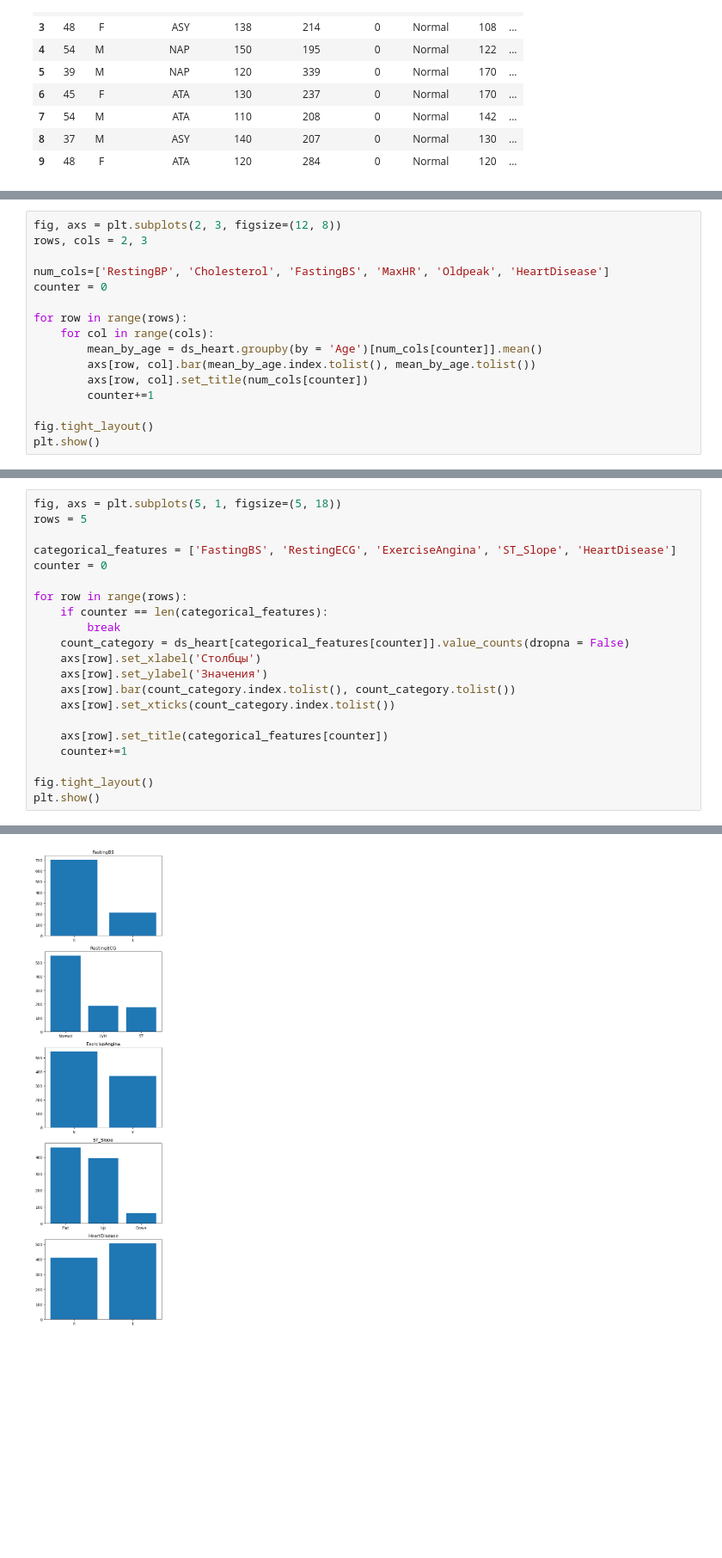
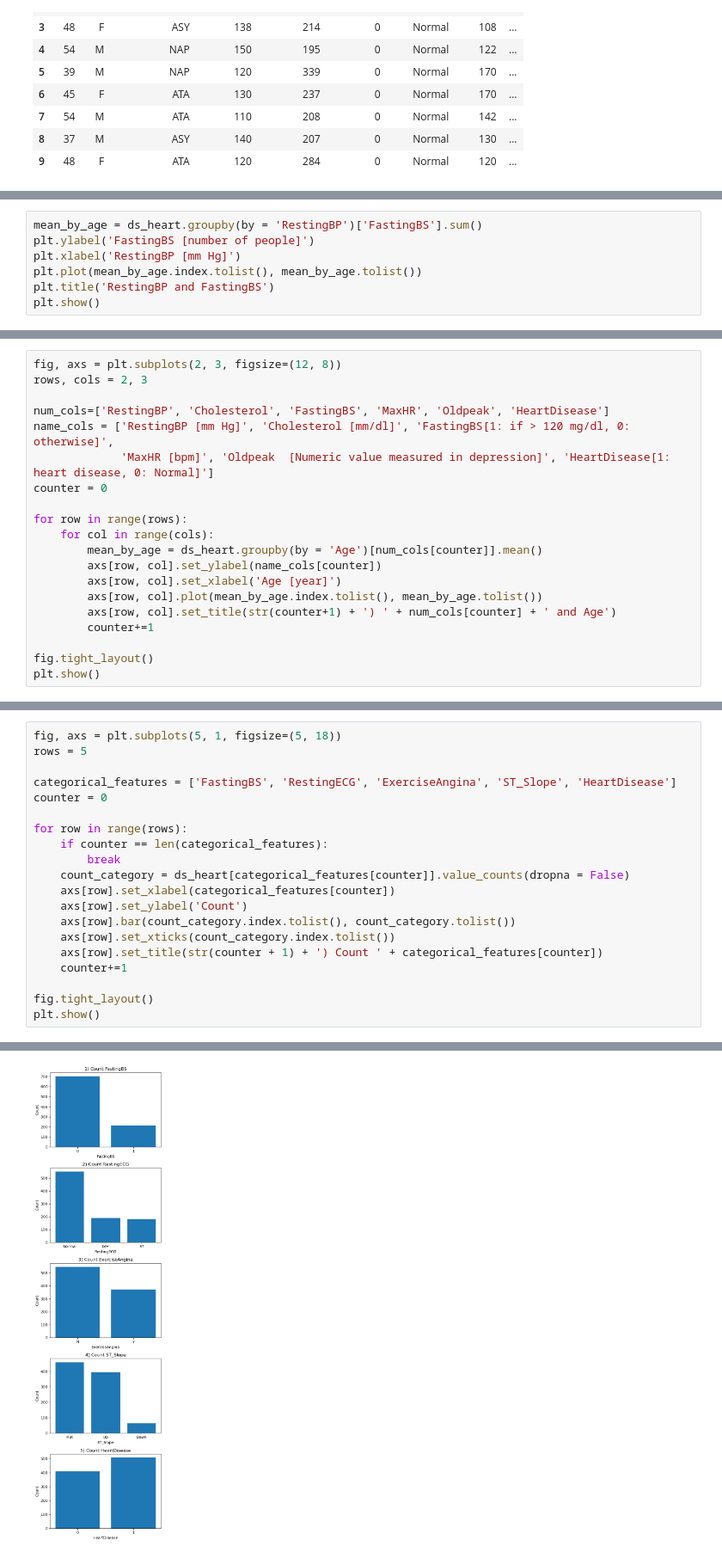
Before and after one commit to ArinaFedotova/APL.lab2, a Jupyter notebook: lab2.ipynb, the cells around one changed output, grey strips where cells are left out. Shown at 86% size. Saved outputs shown, nothing was run; the diff lists cells and outputs as text; blank space fills up the shorter version.

```diff
--- a/lab2.ipynb
+++ b/lab2.ipynb
@@ -276,0 +283,7 @@ Name: count, dtype: int64
+# %%
+mean_by_age = ds_heart.groupby(by = 'RestingBP')['FastingBS'].sum()
+plt.ylabel('FastingBS [number of people]')
+plt.xlabel('RestingBP [mm Hg]')
+plt.plot(mean_by_age.index.tolist(), mean_by_age.tolist())
+plt.title('RestingBP and FastingBS')
+plt.show()
@@ -279,13 +294,17 @@ fig, axs = plt.subplots(2, 3, figsize=(12, 8))
 rows, cols = 2, 3
 
 num_cols=['RestingBP', 'Cholesterol', 'FastingBS', 'MaxHR', 'Oldpeak', 'HeartDisease']
+name_cols = ['RestingBP [mm Hg]', 'Cholesterol [mm/dl]', 'FastingBS[1: if > 120 mg/dl, 0: otherwise]',
+             'MaxHR [bpm]', 'Oldpeak  [Numeric value measured in depression]', 'HeartDisease[1: heart disease, 0: Normal]']
 counter = 0
 
 for row in range(rows):
     for col in range(cols):
         mean_by_age = ds_heart.groupby(by = 'Age')[num_cols[counter]].mean()
-        axs[row, col].bar(mean_by_age.index.tolist(), mean_by_age.tolist())
-        axs[row, col].set_title(num_cols[counter])
+        axs[row, col].set_ylabel(name_cols[counter])
+        axs[row, col].set_xlabel('Age [year]')
+        axs[row, col].plot(mean_by_age.index.tolist(), mean_by_age.tolist())
+        axs[row, col].set_title(str(counter+1) + ') ' + num_cols[counter] + ' and Age')
         counter+=1
 
 fig.tight_layout()
@@ -317,12 +345,11 @@ for row in range(rows):
     if counter == len(categorical_features):
         break
     count_category = ds_heart[categorical_features[counter]].value_counts(dropna = False)
-    axs[row].set_xlabel('Столбцы')
-    axs[row].set_ylabel('Значения')
+    axs[row].set_xlabel(categorical_features[counter])
+    axs[row].set_ylabel('Count')
     axs[row].bar(count_category.index.tolist(), count_category.tolist())
     axs[row].set_xticks(count_category.index.tolist())
-
-    axs[row].set_title(categorical_features[counter])
+    axs[row].set_title(str(counter + 1) + ') Count ' + categorical_features[counter])
     counter+=1
 
 fig.tight_layout()
@@ -348 +358 @@ Name: count, dtype: int64
-[figure, old version]
+[figure, new version]
```
Also changed, not shown: parts of 29 cells of this notebook, 3 other files.
